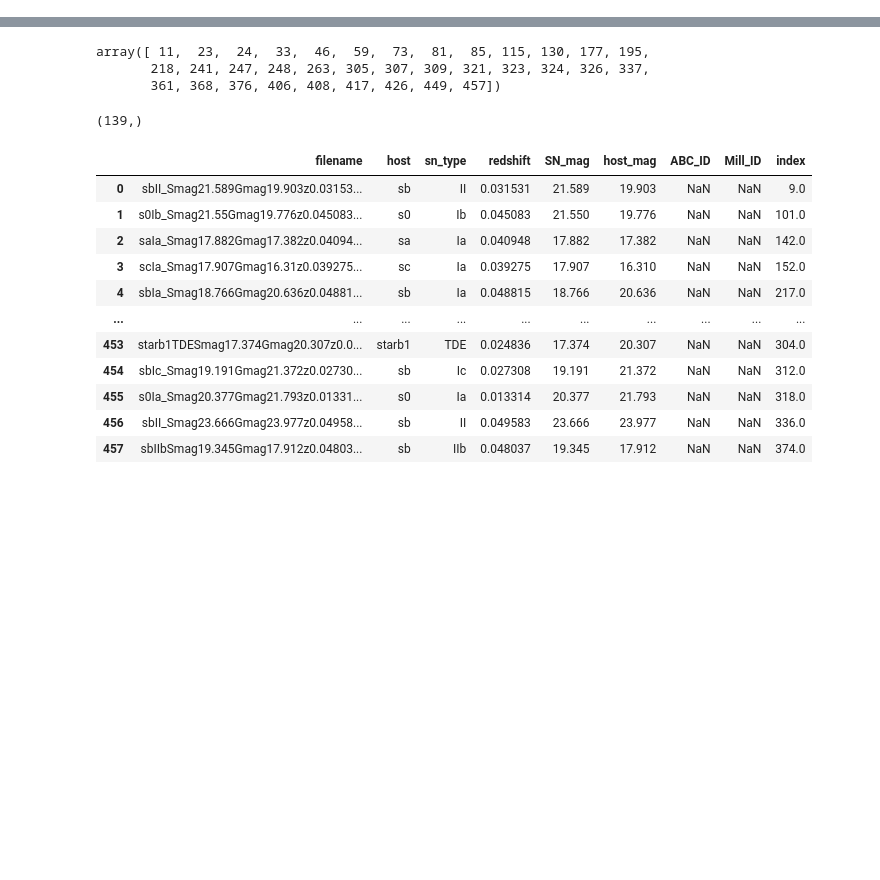
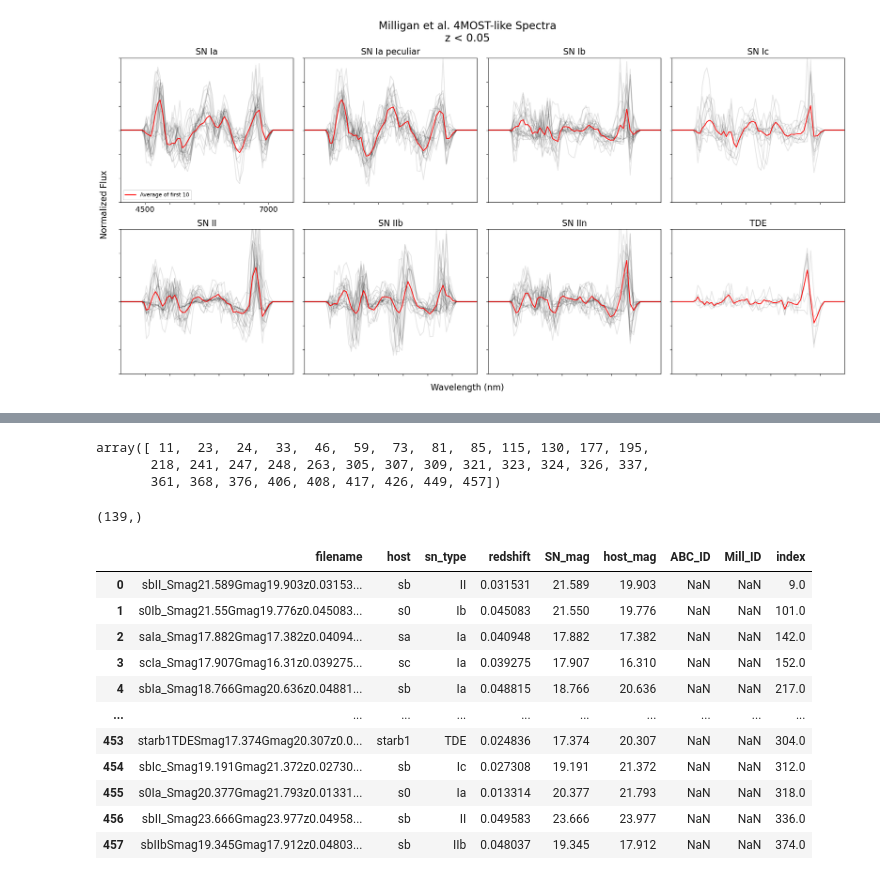
Before and after one commit to Ajb2307/Milligan_ABC-SN, a Jupyter notebook: examine_data.ipynb, the cells around one changed output, grey strips where cells are left out. Cells and saved outputs as stored; diff of their text form; code cells hidden in the pictures; blank space fills up the shorter version.

```diff
--- a/examine_data.ipynb
+++ b/examine_data.ipynb
@@ -381,0 +183,49 @@ Text(0.5, 0.98, 'z < 0.05 \n host mag < SN mag + 1')
+# %%
+types = ['Ia', 'Iap', 'Ib',   'Ic', 'II', 'IIb', 'IIn', "TDE"]
+types_titles = ['SN Ia', 'SN Ia peculiar', 'SN Ib',   'SN Ic', 'SN II', 'SN IIb', 'SN IIn', 'TDE']
+fig, axes = plt.subplots(nrows=2, ncols=4, figsize=(20, 10)) # Adjust figsize as needed
+axes = axes.flatten() # Flatten the 2D array of axes for easy iteration
+brighter_SN_index = df.host_mag < df.SN_mag + 1
+small_z_index = df.redshift < 0.05
+close_bright_df = df[small_z_index] #df[brighter_SN_index & small_z_index]
+
+
+for j, sn_type in enumerate(types):
+    ax = axes[j]
+    temp_df = close_bright_df[close_bright_df.sn_type == sn_type]
+
+    dat_size = len(temp_df)
+    X_temp = np.zeros((num_wvl, ))
+
+    for n, i in enumerate(temp_df.index.values):
+        if n < 10:
+            X_temp += X_all[i][0]
+        if n < 25:
+            ax.plot(wvl, X_all[i][0], alpha = 0.1, color = "k")
+
+    if dat_size < 10:
+        ax.plot(wvl, X_temp/dat_size , alpha = 1, color = "r", label="Average")
+    else:
+        ax.plot(wvl, X_temp/10 , alpha = 1, color = "r", label="Average of first 10")
+    ax.set_title(f"{types_titles[j]}", fontsize = 16)
+    ax.set_ylim(-3, 3)
+    ax.set_xlim(4000,7500)
+    ax.set_xticks([4500, 5000, 5500, 6000, 6500, 7000])
+    ax.set_xticklabels(['', '', '', '', '', ''])
+    ax.set_yticks([-3,-2,-1, 0, 1,2,3])
+    ax.set_yticklabels(["", "", " ", " ", "", "", "" ])
+    if j == 0:
+        ax.legend()
+        ax.set_xticks([4500, 5000, 5500, 6000, 6500, 7000])
+        ax.set_xticklabels([4500, '', '', '', '', 7000], fontsize = 14)
+
+fig.suptitle("Milligan et al. 4MOST-like Spectra\nz < 0.05", fontsize =20)
+
+fig.supxlabel("Wavelength (nm)", fontsize = 16)
+fig.supylabel("Normalized Flux\n", fontsize = 16)
+plt.savefig("small_z_.png")
+
+plt.tight_layout() # Adjust layout to prevent overlapping titles/labels
+plt.savefig("small_z_.png")
+# %% [output]
+[figure, added]
```
Also changed, not shown: parts of 8 cells of this notebook, 1 other file.
